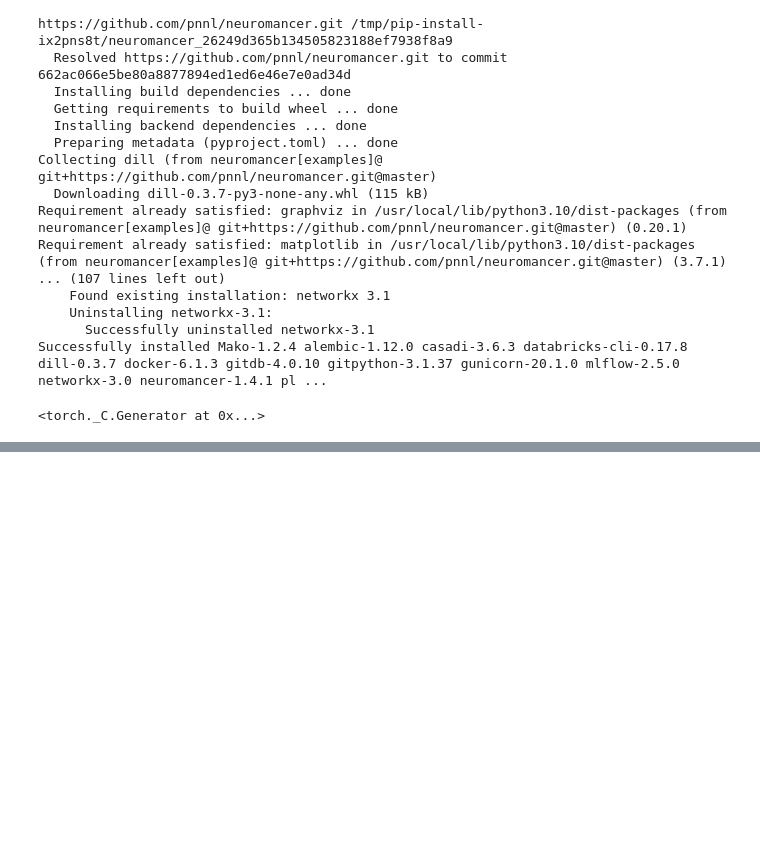
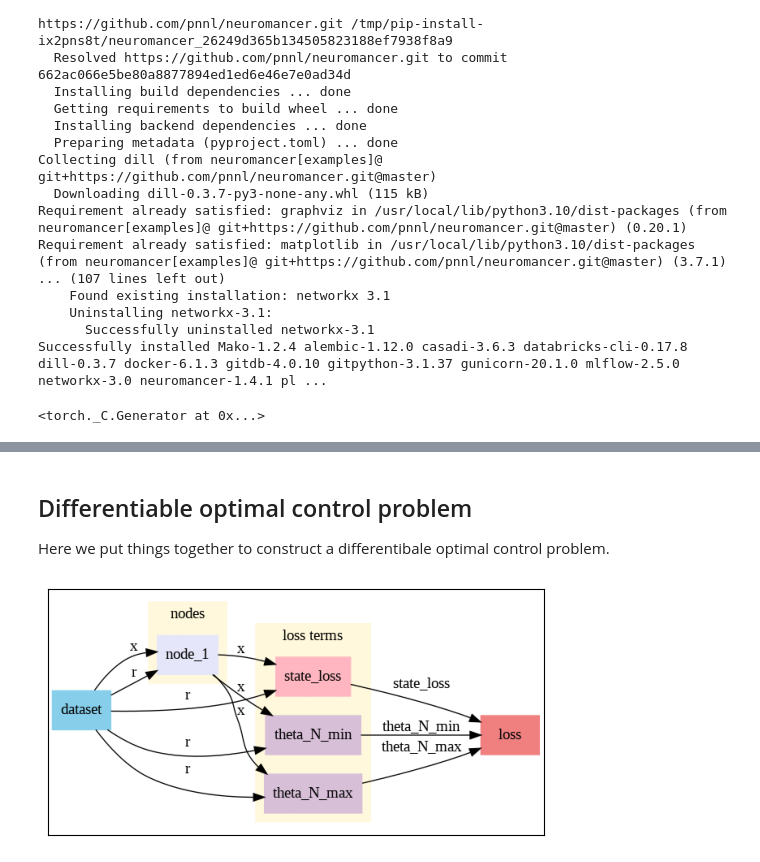
Before and after one commit to simorxb/Neuromancer-Pendulum-Control, a Jupyter notebook: Pendulum-Control.ipynb, the cells around one changed output, grey strips where cells are left out. Cells and saved outputs as stored; diff of their text form; code cells hidden in the pictures; blank space fills up the shorter version.

```diff
--- a/Pendulum-Control.ipynb
+++ b/Pendulum-Control.ipynb
@@ -54,9 +57,6 @@ torch.manual_seed(0)
 
 ![image.png](embedded-picture-1)
 # %%
-import numpy as np
-import matplotlib.pyplot as plt
-
 # Define a subclass of ODESystem to implement the pendulum equations - white box model
 class Pendulum(ODESystem):
 
@@ -73,7 +73,7 @@ class Pendulum(ODESystem):
 
     def ode_equations(self, x, u):
         x1 = x[:, [0]] # theta
-        x2 = x[:, [-1]] #theta_dot
+        x2 = x[:, [1]] #theta_dot
         dx1 = x2
         dx2 = (u - self.k * x2 - self.m * 9.81 * self.l * torch.sin(x1))/(self.m * self.l**2)
         return torch.cat([dx1, dx2], dim=-1)
@@ -105,0 +152,31 @@ cl_system = System([policy, model], nsteps=nsteps)
+# %%
+# variables
+x = variable('x')
+ref = variable("r")
+# objectives
+regulation_loss = 5. * ((x[:, :, [0]] == ref) ^ 2)  # target posistion (theta)
+# constraints
+terminal_lower_bound_penalty = 10.*(x[:, [-1], [0]] > ref[:, [-1], [0]]-0.01)
+terminal_upper_bound_penalty = 10.*(x[:, [-1], [0]] < ref[:, [-1], [0]]+0.01)
+# objectives and constraints names for nicer plot
+regulation_loss.name = 'state_loss'
+terminal_lower_bound_penalty.name = 'theta_N_min'
+terminal_upper_bound_penalty.name = 'theta_N_max'
+# list of constraints and objectives
+objectives = [regulation_loss]
+constraints = [terminal_lower_bound_penalty, terminal_upper_bound_penalty]
+# %% [markdown]
+## Differentiable optimal control problem
+
+Here we put things together to construct a differentibale optimal control problem.
+# %%
+# data (x_k, r_k) -> parameters (xi_k) -> policy (u_k) -> dynamics (x_k+1)
+components = [cl_system]
+# create constrained optimization loss
+loss = PenaltyLoss(objectives, constraints)
+# construct constrained optimization problem
+problem = Problem(components, loss)
+# plot computational graph
+problem.show()
+# %% [output]
+[figure, added]
```
Also changed, not shown: parts of 10 cells of this notebook.
